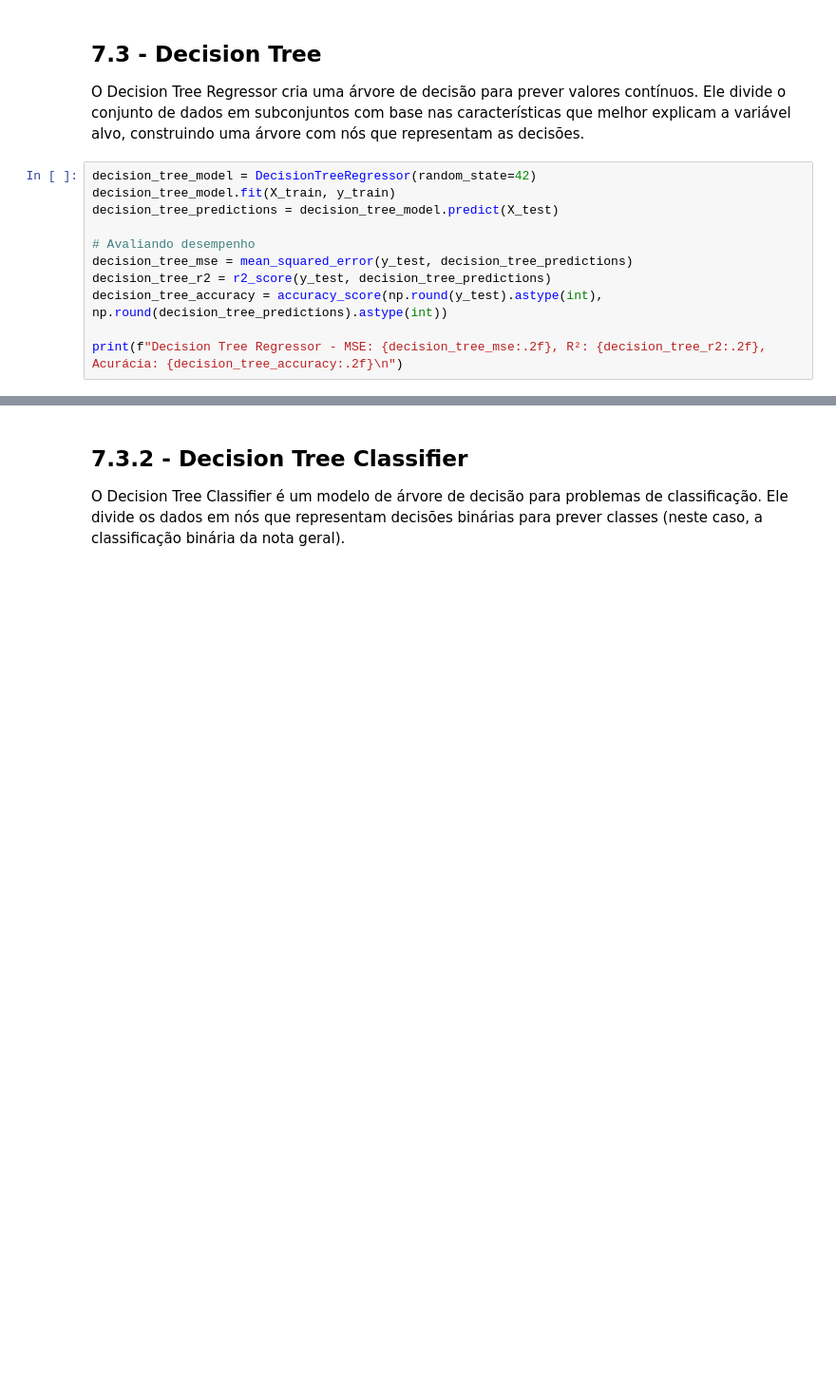
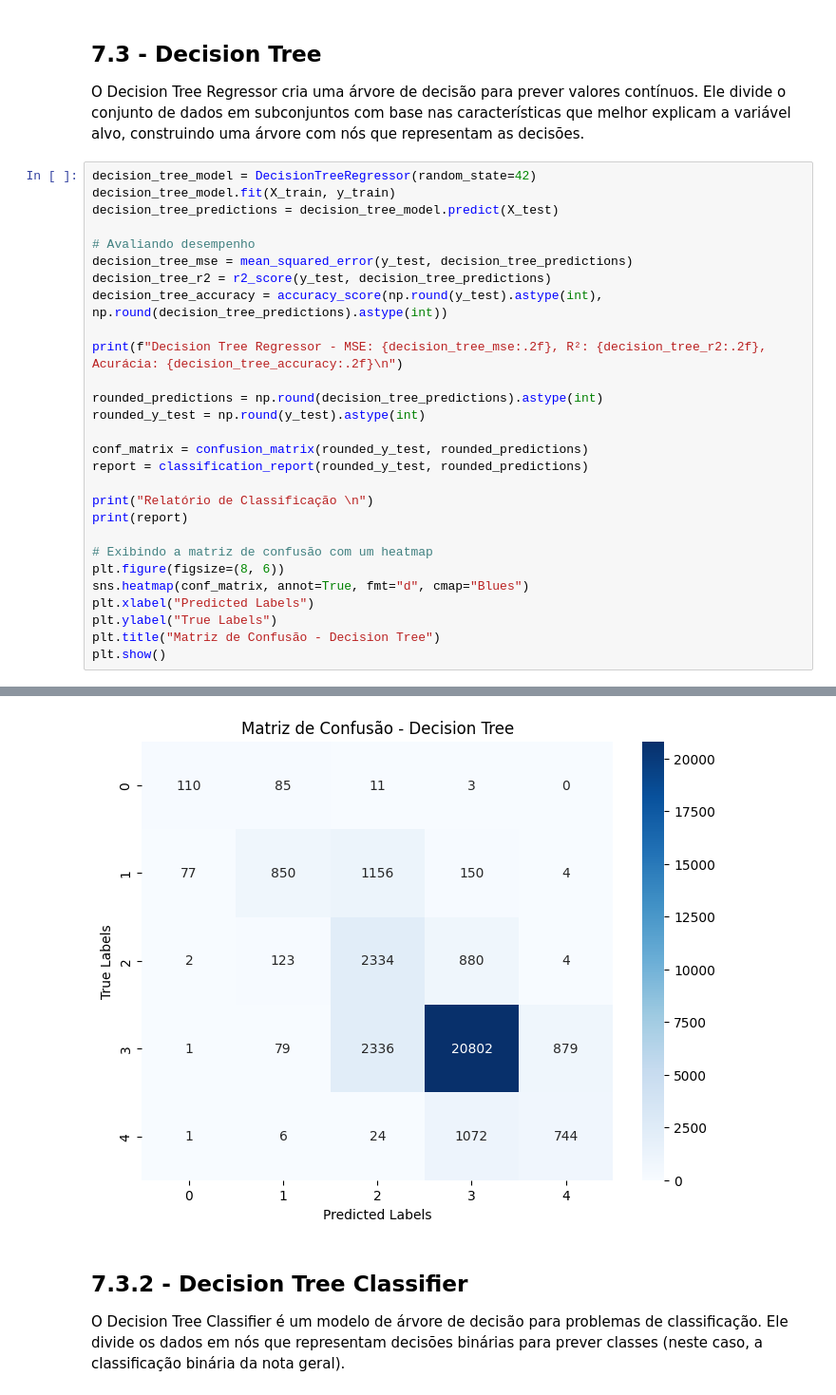
Before and after one commit to Cyberfn/BeerReviewAnalysis, a Jupyter notebook: BaseDeCervejasDF.ipynb, the cells around one changed output, grey strips where cells are left out. Shown: that part at 95% size. Cells and saved outputs as stored; diff of their text form; blank space fills up the shorter version.

```diff
--- a/BaseDeCervejasDF.ipynb
+++ b/BaseDeCervejasDF.ipynb
@@ -181,5 +216,22 @@ decision_tree_r2 = r2_score(y_test, decision_tree_predictions)
 decision_tree_accuracy = accuracy_score(np.round(y_test).astype(int), np.round(decision_tree_predictions).astype(int))
 
 print(f"Decision Tree Regressor - MSE: {decision_tree_mse:.2f}, R²: {decision_tree_r2:.2f}, Acurácia: {decision_tree_accuracy:.2f}\n")
+
+rounded_predictions = np.round(decision_tree_predictions).astype(int)
+rounded_y_test = np.round(y_test).astype(int)
+
+conf_matrix = confusion_matrix(rounded_y_test, rounded_predictions)
+report = classification_report(rounded_y_test, rounded_predictions)
+
+print("Relatório de Classificação \n")
+print(report)
+
+# Exibindo a matriz de confusão com um heatmap
+plt.figure(figsize=(8, 6))
+sns.heatmap(conf_matrix, annot=True, fmt="d", cmap="Blues")
+plt.xlabel("Predicted Labels")
+plt.ylabel("True Labels")
+plt.title("Matriz de Confusão - Decision Tree")
+plt.show()
 # %% [output]
 Decision Tree Regressor - MSE: 0.18, R²: 0.65, Acurácia: 0.78
@@ -186,3 +252,4 @@ Decision Tree Regressor - MSE: 0.18, R²: 0.65, Acurácia: 0.78
+[figure, added]
 # %% [markdown]
 ## 7.3.2 - Decision Tree Classifier
 O Decision Tree Classifier é um modelo de árvore de decisão para problemas de classificação. Ele divide os dados em nós que representam decisões binárias para prever classes (neste caso, a classificação binária da nota geral).
```
Also changed, not shown: parts of 13 cells of this notebook.
